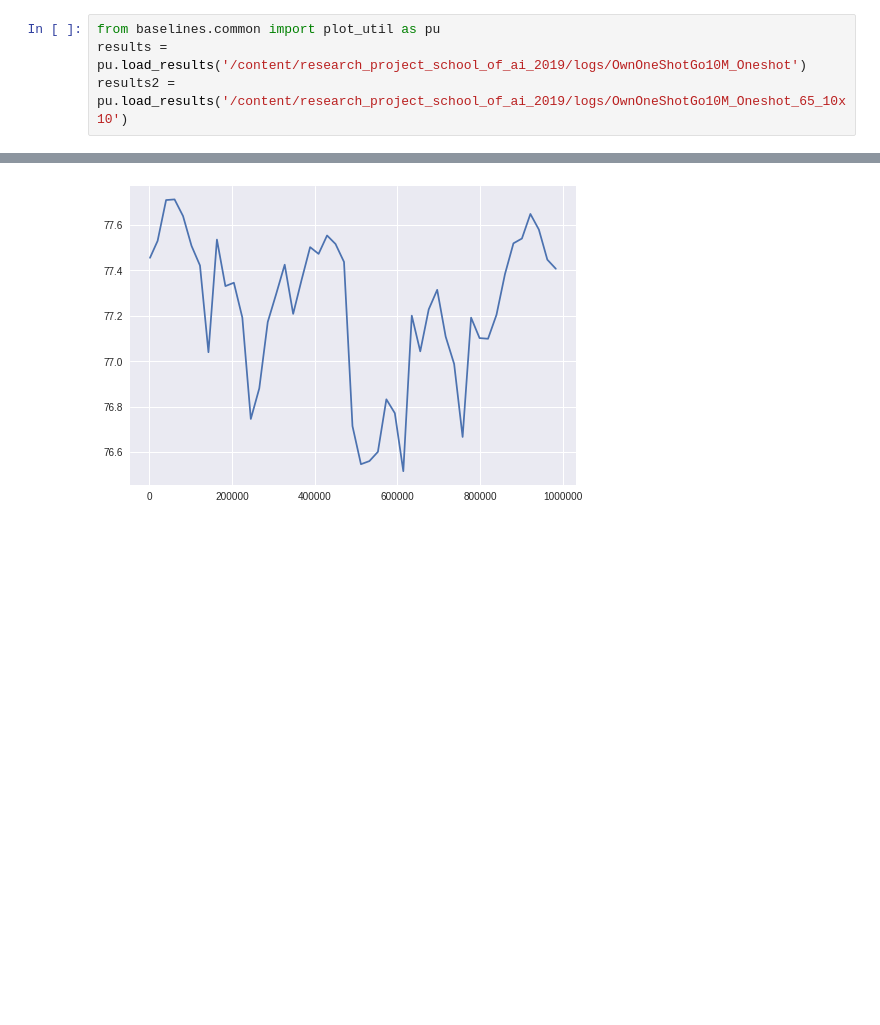
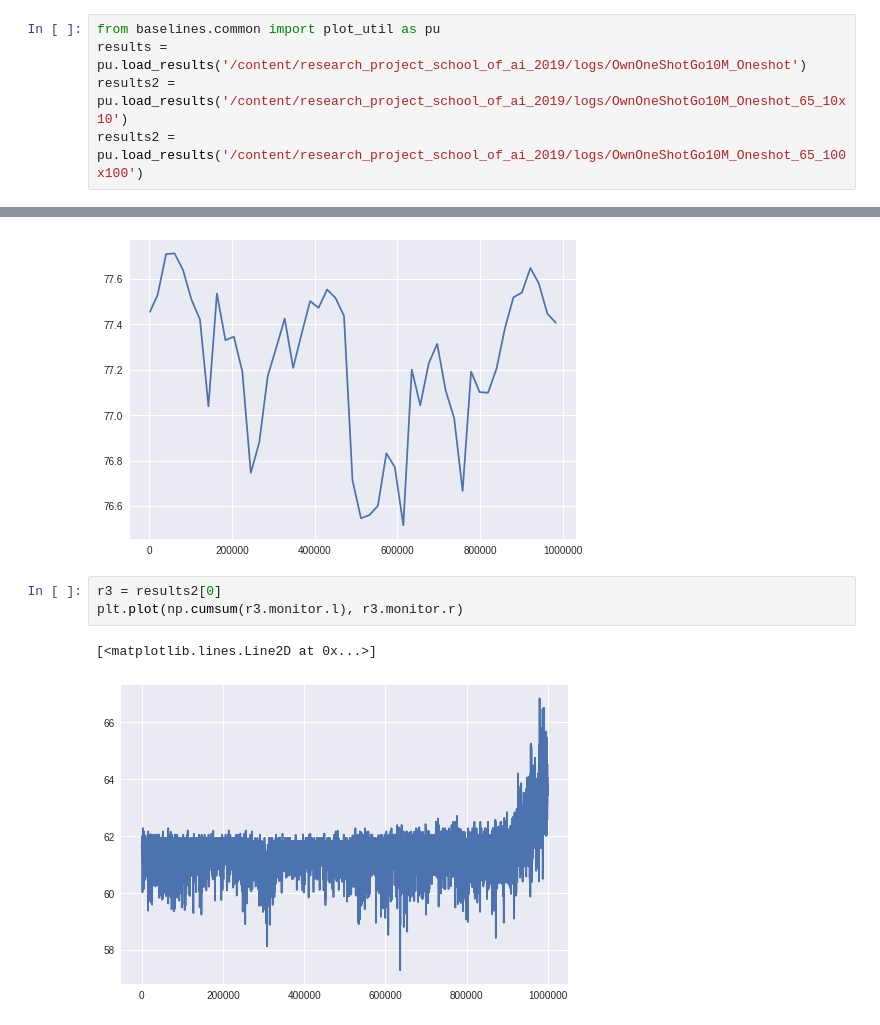
Before and after one commit to decoderkurt/research_project_school_of_ai_2019, a Jupyter notebook: Research_Project_SchoolofAI.ipynb, the cells around one changed output, grey strips where cells are left out. Drawn from its saved outputs; the diff is of its cells as text; blank space fills up the shorter version.

```diff
--- a/Research_Project_SchoolofAI.ipynb
+++ b/Research_Project_SchoolofAI.ipynb
@@ -142,6 +143,7 @@ plt.plot(r.progress.total_timesteps, r.progress.eprewmean)
 from baselines.common import plot_util as pu
 results = pu.load_results('/content/research_project_school_of_ai_2019/logs/OwnOneShotGo10M_Oneshot')
 results2 = pu.load_results('/content/research_project_school_of_ai_2019/logs/OwnOneShotGo10M_Oneshot_65_10x10')
+results2 = pu.load_results('/content/research_project_school_of_ai_2019/logs/OwnOneShotGo10M_Oneshot_65_100x100')
 # %%
 import matplotlib.pyplot as plt
 import numpy as np
@@ -176,3 +178,9 @@ plt.plot(r2.progress.total_timesteps, r2.progress.eprewmean)
 # %% [output]
 [<matplotlib.lines.Line2D at 0x...>]
 [figure]
+# %%
+r3 = results2[0]
+plt.plot(np.cumsum(r3.monitor.l), r3.monitor.r)
+# %% [output]
+[<matplotlib.lines.Line2D at 0x...>]
+[figure, added]
```
Also changed, not shown: parts of 5 cells of this notebook.
